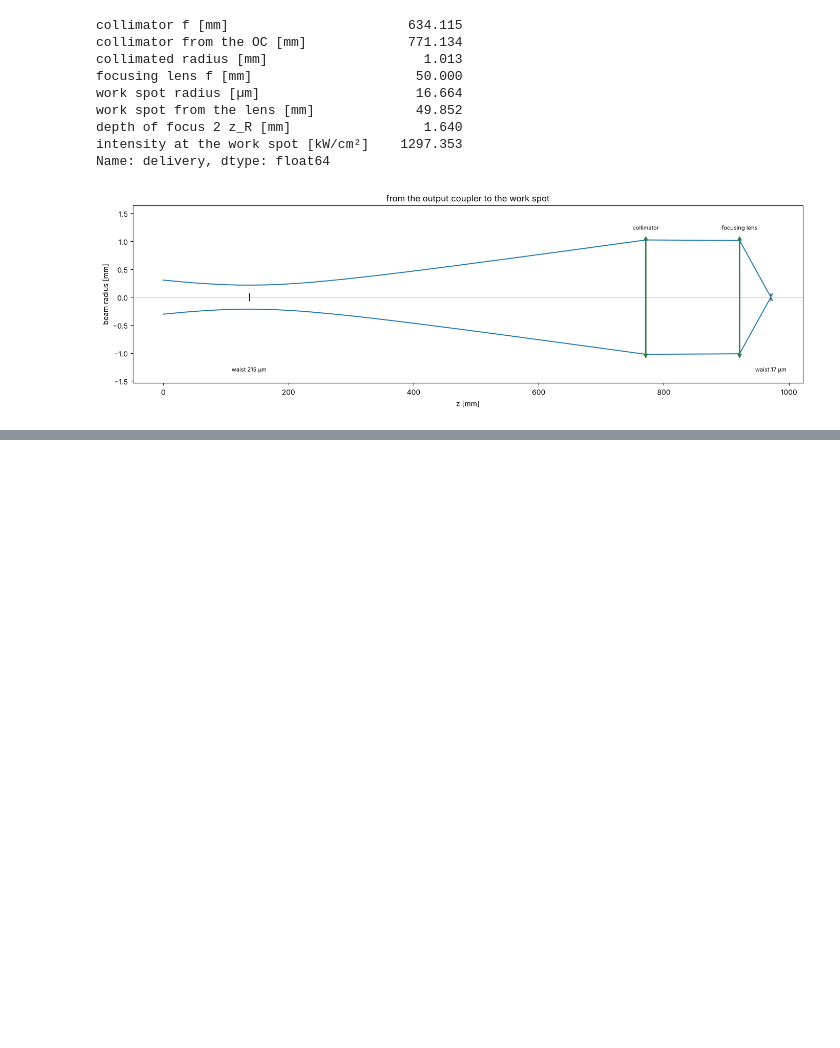
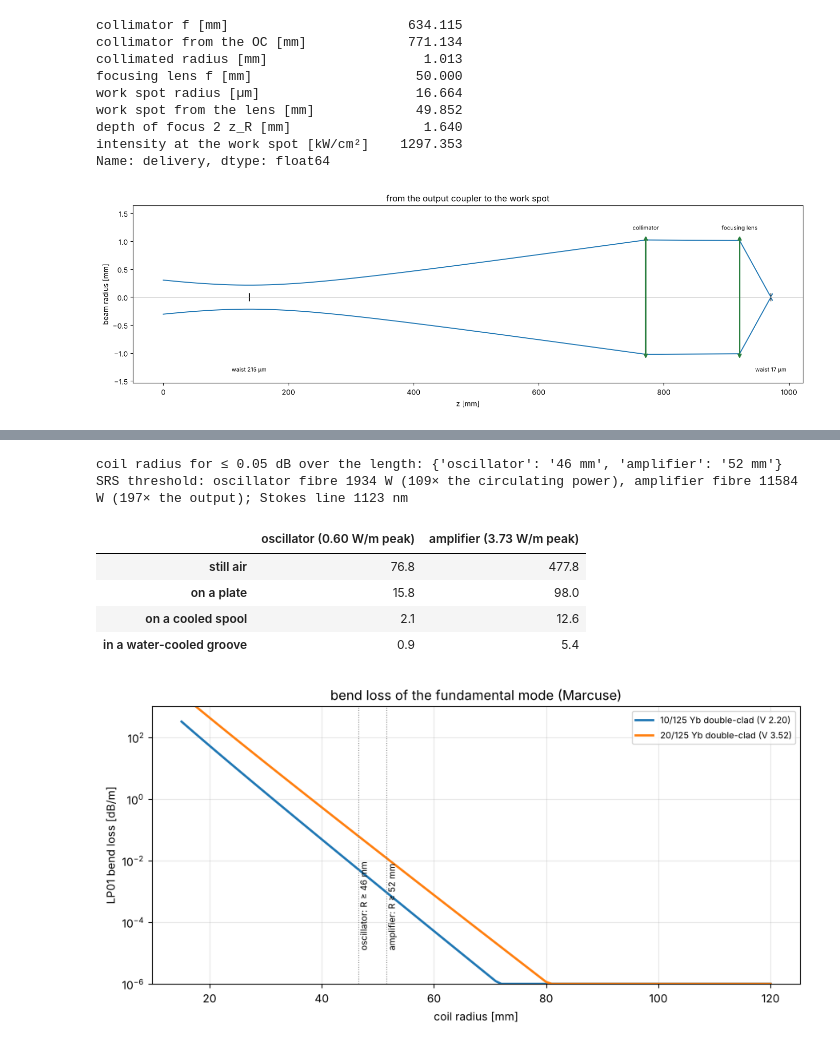
Before and after one commit to technolog-spectrumai/vegeta, a Jupyter notebook: notebooks/46_svarog.ipynb, the cells around one changed output, grey strips where cells are left out. Cells and saved outputs as stored; diff of their text form; code cells hidden in the pictures; blank space fills up the shorter version.

```diff
--- a/notebooks/46_svarog.ipynb
+++ b/notebooks/46_svarog.ipynb
@@ -338,0 +508,21 @@ written designs/data/svarog_design.json and designs/data/reports/46_svarog.json
+# %%
+COILS = {sf.FIBRE_OSC.name: sf.coil(sf.FIBRE_OSC), sf.FIBRE_AMP.name: sf.coil(sf.FIBRE_AMP)}
+RADII = {"oscillator": sf.coil_radius_for(sf.FIBRE_OSC, LEN), "amplifier": sf.coil_radius_for(sf.FIBRE_AMP, ALEN)}
+print("coil radius for ≤ 0.05 dB over the length:", {k: f"{v * 1e3:.0f} mm" for k, v in RADII.items()})
+LIM_OSC = sf.limits(sf.FIBRE_OSC, LEN, S_OSC, S_OSC.Ps_fwd[-1])
+LIM_AMP = sf.limits(sf.FIBRE_AMP, ALEN, S_AMP, S_AMP.output_W)
+print(f"SRS threshold: oscillator fibre {LIM_OSC['srs']['P_threshold_W']:.0f} W ({LIM_OSC['srs_margin']:.0f}× the circulating power), amplifier fibre "
+      f"{LIM_AMP['srs']['P_threshold_W']:.0f} W ({LIM_AMP['srs_margin']:.0f}× the output); Stokes line {LIM_AMP['srs']['stokes_wavelength'] * 1e9:.0f} nm")
+TEMP = pd.DataFrame({f"{name} ({lim['peak_heat_per_m']:.2f} W/m peak)": {c: t["dT_core_to_sink"] for c, t in lim["temperatures"].items()}
+                     for name, lim in (("oscillator", LIM_OSC), ("amplifier", LIM_AMP))}); display(TEMP.round(1))
+fig, ax = plt.subplots(figsize=(9, 4.5)); sfd.coil_view(COILS, ax=ax, budgets=RADII)
+plt.tight_layout(); plt.savefig(OUT / "coil.png", dpi=110); plt.show()
+# %% [output]
+coil radius for ≤ 0.05 dB over the length: {'oscillator': '46 mm', 'amplifier': '52 mm'}
+SRS threshold: oscillator fibre 1934 W (109× the circulating power), amplifier fibre 11584 W (197× the output); Stokes line 1123 nm
+|  | oscillator (0.60 W/m peak) | amplifier (3.73 W/m peak) |
+| still air | 76.8 | 477.8 |
+| on a plate | 15.8 | 98.0 |
+| on a cooled spool | 2.1 | 12.6 |
+| in a water-cooled groove | 0.9 | 5.4 |
+[figure, added]
```
Also changed, not shown: parts of 56 cells of this notebook, 27 other files.
